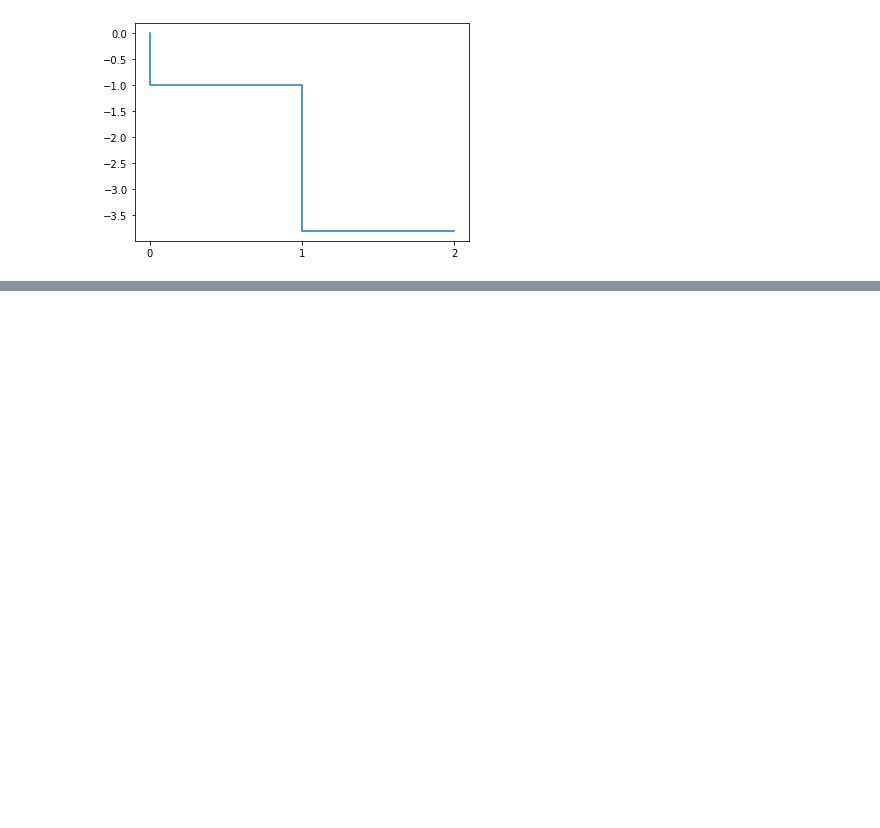
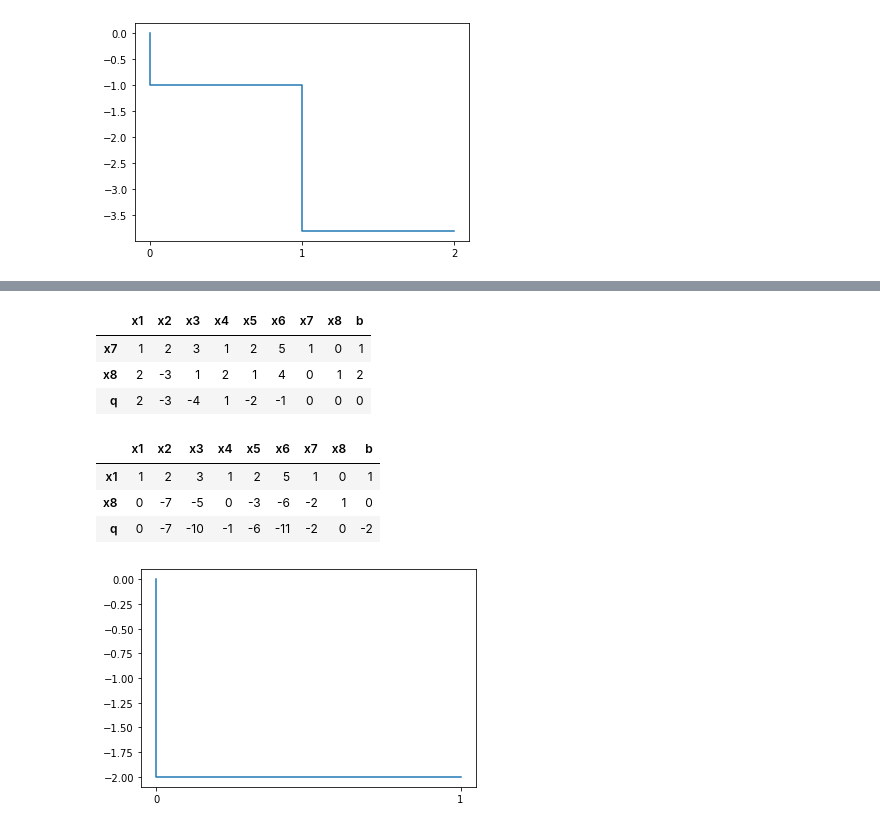
Before and after one commit to DrozdikGleb/optimization-methods, a Jupyter notebook: HW2.ipynb, the cells around one changed output, grey strips where cells are left out. Drawn from its saved outputs; the diff is of its cells as text; code cells hidden in the pictures; blank space fills up the shorter version.

```diff
--- a/HW2.ipynb
+++ b/HW2.ipynb
@@ -238,0 +320,20 @@ NameError: name 'np' is not defined
+# %%
+n, m = 2, 6
+A = np.array([[1, 2, 3, 1, 2, 5],
+              [2, -3, 1, 2, 1, 4]
+             ],
+             dtype = 'float'
+            )
+b = [1, 2]
+c = [-2, 3, 4, -1, 2, 1]
+main_simplex(n, m, A, b, c)
+# %% [output]
+|  | x1 | x2 | x3 | x4 | x5 | x6 | x7 | x8 | b |
+| x7 | 1 | 2 | 3 | 1 | 2 | 5 | 1 | 0 | 1 |
+| x8 | 2 | -3 | 1 | 2 | 1 | 4 | 0 | 1 | 2 |
+| q | 2 | -3 | -4 | 1 | -2 | -1 | 0 | 0 | 0 |
+|  | x1 | x2 | x3 | x4 | x5 | x6 | x7 | x8 | b |
+| x1 | 1 | 2 | 3 | 1 | 2 | 5 | 1 | 0 | 1 |
+| x8 | 0 | -7 | -5 | 0 | -3 | -6 | -2 | 1 | 0 |
+| q | 0 | -7 | -10 | -1 | -6 | -11 | -2 | 0 | -2 |
+[figure, added]
```
Also changed, not shown: parts of 4 cells of this notebook.
